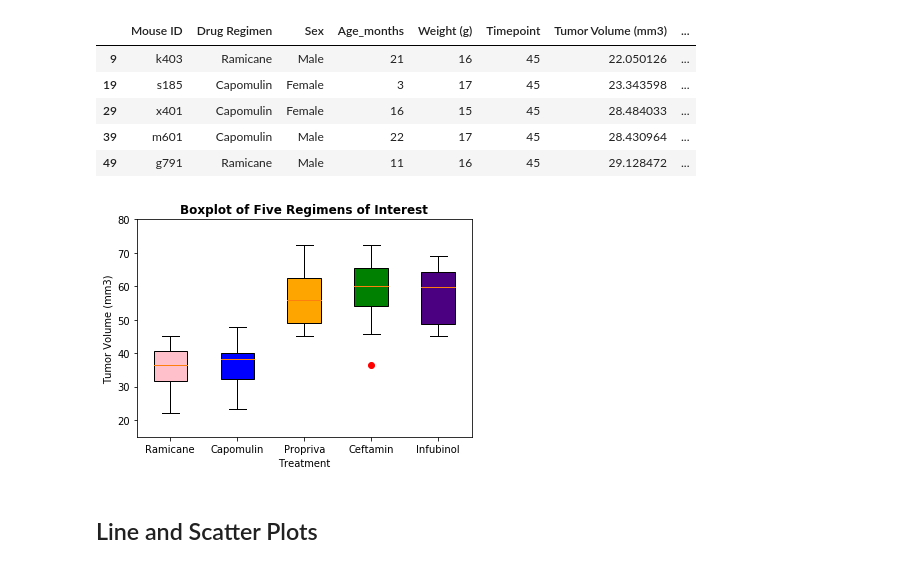
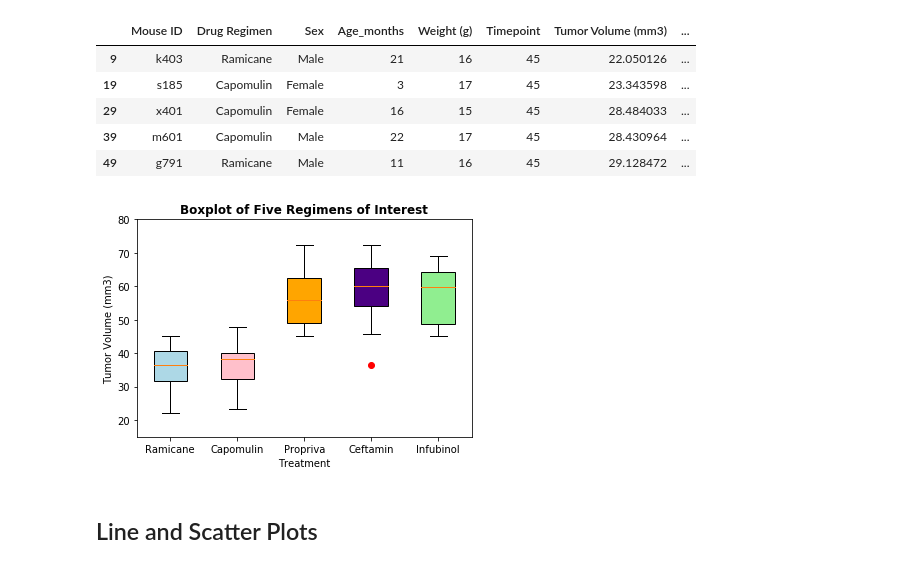
Before and after one commit to changrita1114/Pymaceuticals, a Jupyter notebook: WebVisualizations/Resources/Pymaceuticals_further_analysis.ipynb, the cells around one changed output. Saved outputs shown, nothing was run; the diff lists cells and outputs as text; code cells hidden in the pictures.

```diff
--- a/WebVisualizations/Resources/Pymaceuticals_further_analysis.ipynb
+++ b/WebVisualizations/Resources/Pymaceuticals_further_analysis.ipynb
@@ -270,23 +270,23 @@ quartiles_propriva = propriva_df["Tumor Volume (mm3)"].quantile([.25,.5,.75])
 # %%
 # Generate a box plot of the final tumor volume of each mouse across four regimens of interest.
 data = [ramicane_df["Tumor Volume (mm3)"],capomulin_df["Tumor Volume (mm3)"],
         propriva_df["Tumor Volume (mm3)"],infubinol_df["Tumor Volume (mm3)"],
         ceftamin_df["Tumor Volume (mm3)"]]
 labels = ["Ramicane","Capomulin", "Propriva", "Ceftamin", "Infubinol"]
 
 fig, ax = plt.subplots()
 plot = ax.boxplot(data, patch_artist=True,labels=labels,sym='red')
 plt.title("Boxplot of Five Regimens of Interest",fontsize=12, weight="bold")
 plt.xlabel("Treatment")
 plt.ylabel("Tumor Volume (mm3)")
 ax.set_ylim(15,80)
 
-colors = ['pink', 'blue', 'orange','green',"indigo"]
+colors = ['lightblue', 'pink', 'orange','indigo','lightgreen']
 for patch, color in zip(plot["boxes"], colors):
     patch.set_facecolor(color)
 plt.savefig("03.jpg")
 # %% [output]
-[figure, old version]
+[figure, new version]
 # %% [markdown]
 ## Line and Scatter Plots
 # %%
```
Also changed, not shown: parts of 6 cells of this notebook, 11 other files.
